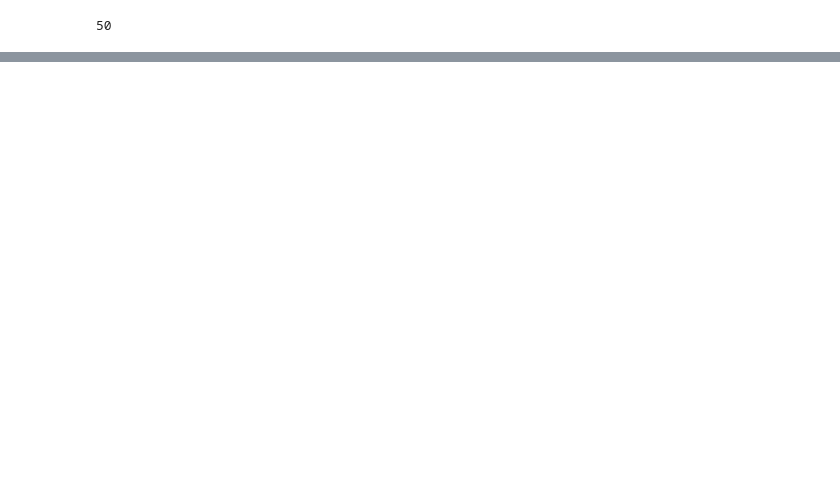
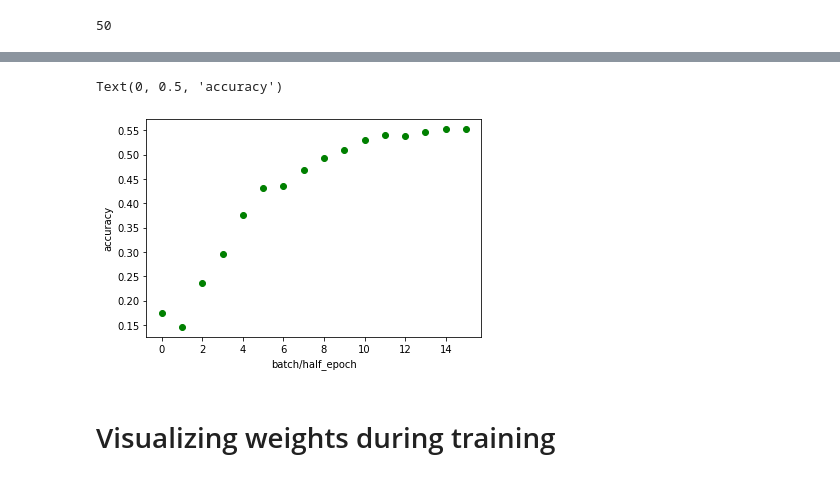
Before and after one commit to llamprou/NeuralNetwork, a Jupyter notebook: Convolutional.ipynb, the cells around one changed output, grey strips where cells are left out. Drawn from its saved outputs; the diff is of its cells as text; code cells hidden in the pictures; blank space fills up the shorter version.

```diff
--- a/Convolutional.ipynb
+++ b/Convolutional.ipynb
@@ -182,0 +197,9 @@ Epoch: 7 | time: 4.91 -- test loss = 1.06 -- accuracy = 0.55
+# %%
+plt.plot(train_cifar.accuracy, "go")
+plt.xlabel("batch/half_epoch")
+plt.ylabel("accuracy")
+# %% [output]
+Text(0, 0.5, 'accuracy')
+[figure, added]
+# %% [markdown]
+# Visualizing weights during training
```
Also changed, not shown: parts of 15 cells of this notebook.
